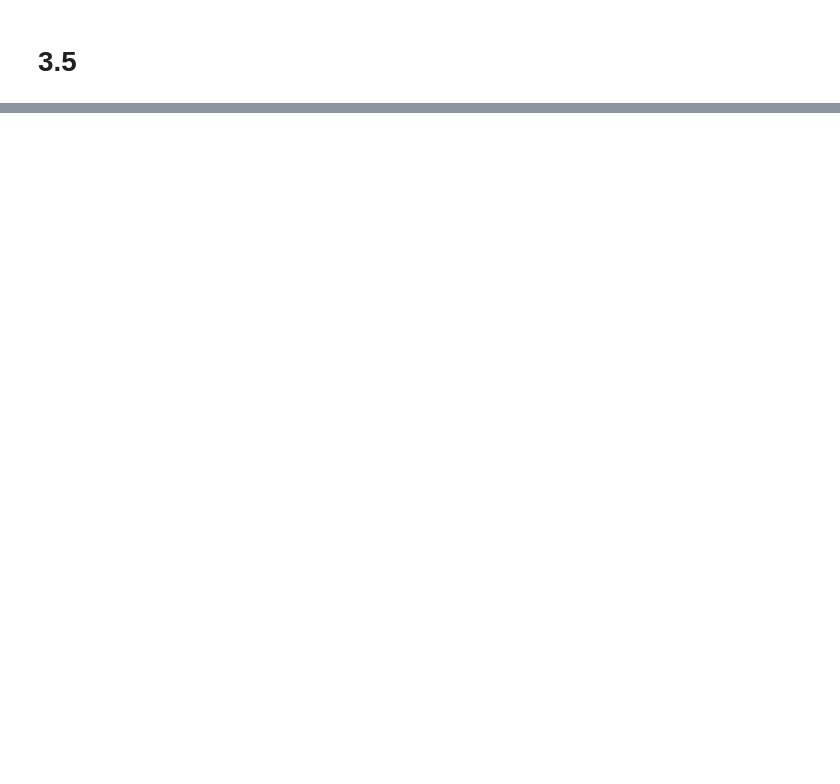
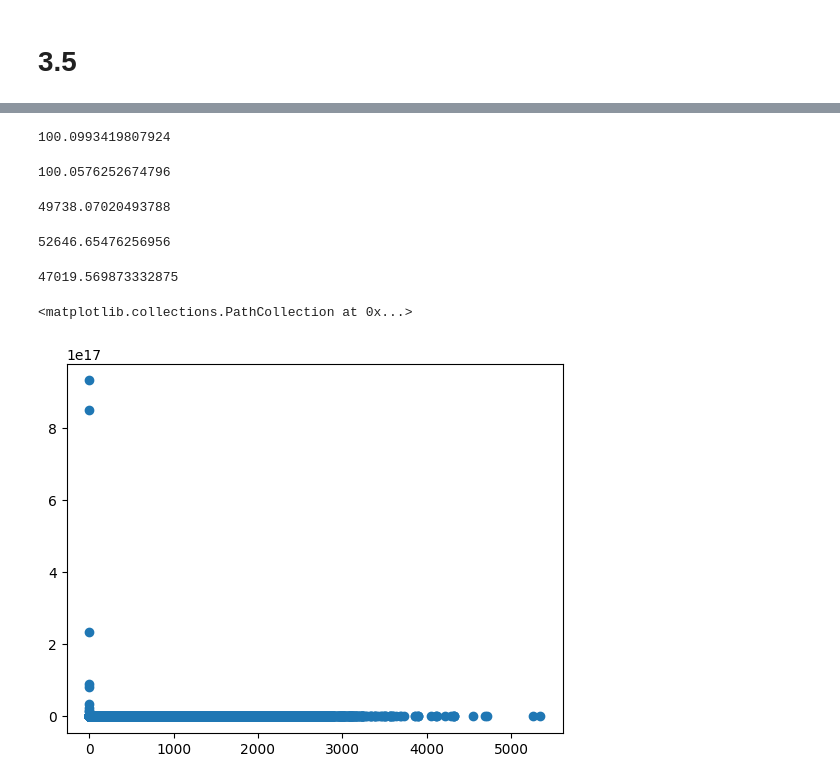
Before and after one commit to Eugeniobr/loss_models, a Jupyter notebook: basic_distributional_quantities.ipynb, the cells around one changed output, grey strips where cells are left out. Cells and saved outputs as stored; diff of their text form; code cells hidden in the pictures; blank space fills up the shorter version.

```diff
--- a/basic_distributional_quantities.ipynb
+++ b/basic_distributional_quantities.ipynb
@@ -145,0 +269,7 @@ print(np.mean(excess_loss_model_4))
+# %%
+k = 0.2       # shape
+theta = 500   # scale
+rng = np.random.default_rng(42)
+
+# amostrar
+samples_gamma = gamma.rvs(k, scale=theta, size=1000000, random_state=rng)
@@ -145,0 +312,4 @@ print(np.mean(excess_loss_model_4))
+# %%
+ordered_gamma = np.sort(samples_gamma)
+ordered_lognormal = np.sort(samples_lognormal)
+ordered_pareto = np.sort(samples_pareto)
@@ -145,0 +320,25 @@ print(np.mean(excess_loss_model_4))
+# %%
+print(np.mean(samples_lognormal))
+# %% [output]
+100.0993419807924
+# %%
+print(np.mean(samples_pareto))
+# %% [output]
+100.0576252674796
+# %%
+print(np.var(samples_gamma))
+# %% [output]
+49738.07020493788
+# %%
+print(np.var(samples_lognormal))
+# %% [output]
+52646.65476256956
+# %%
+print(np.var(samples_pareto))
+# %% [output]
+47019.569873332875
+# %%
+plt.scatter(ordered_gamma, gamma.pdf(ordered_gamma, k, scale=theta))
+# %% [output]
+<matplotlib.collections.PathCollection at 0x...>
+[figure, added]
```
Also changed, not shown: parts of 36 cells of this notebook.
